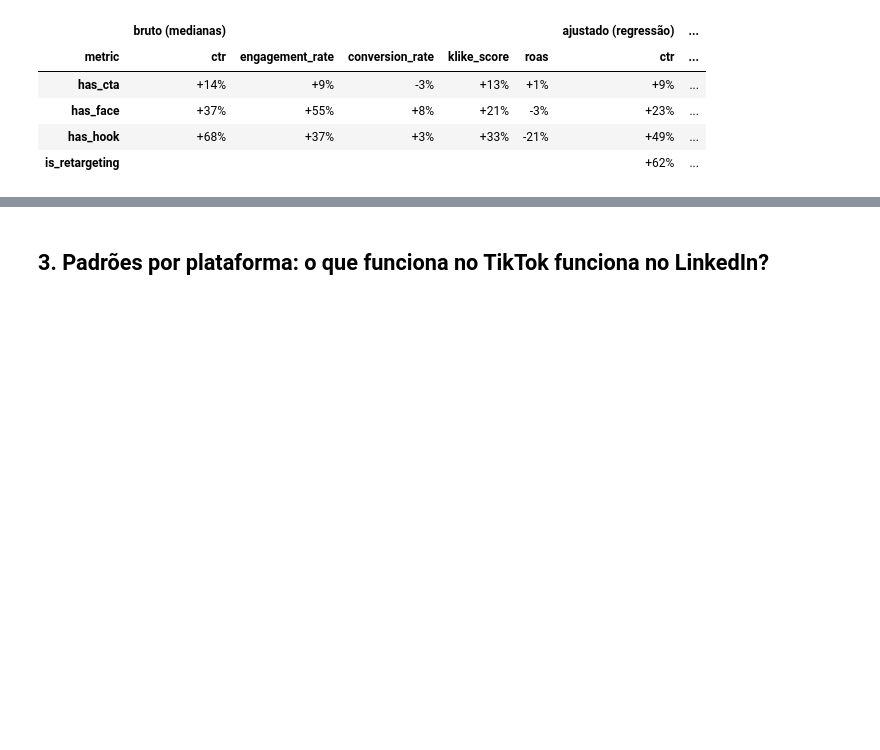
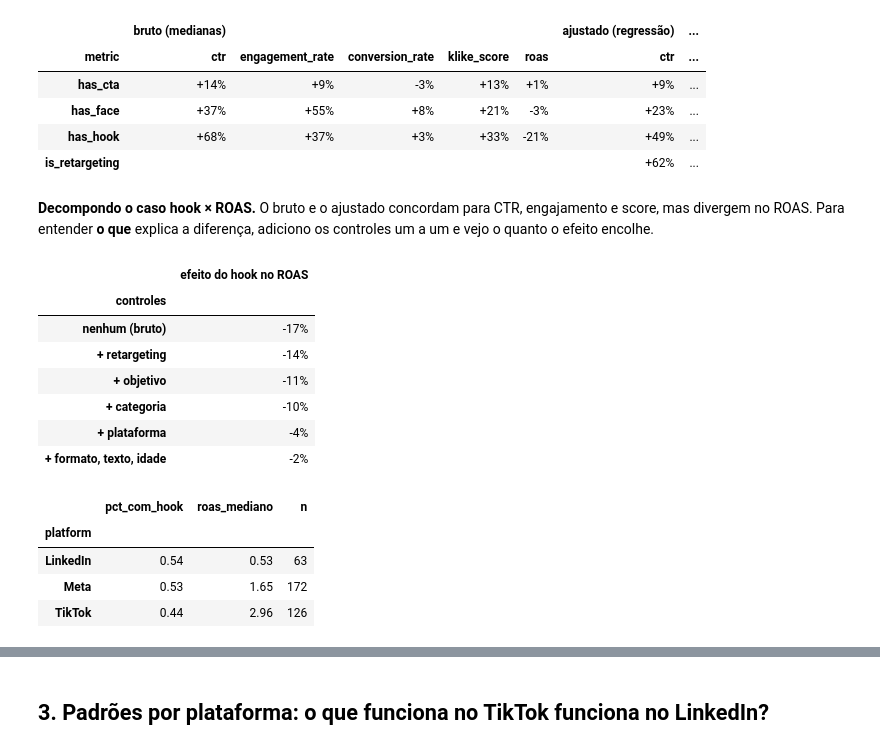
Before and after one commit to pedronery07/klike-desafio, a Jupyter notebook: notebooks/01_eda.ipynb, the cells around one changed output, grey strips where cells are left out. Cells and saved outputs as stored; diff of their text form; code cells hidden in the pictures; blank space fills up the shorter version.

Commit message:
Revisa EDA: interpretação dos gráficos, decomposição do confounding e glossário de conceitos

```diff
--- a/notebooks/01_eda.ipynb
+++ b/notebooks/01_eda.ipynb
@@ -306,3 +376,38 @@ pd.concat({"bruto (medianas)": raw_lift[adj.columns], "ajustado (regressão)": a
 | has_face | +37% | +55% | +8% | +21% | -3% | +23% | ... |
 | has_hook | +68% | +37% | +3% | +33% | -21% | +49% | ... |
 | is_retargeting |  |  |  |  |  | +62% | ... |
+# %% [markdown]
+**Decompondo o caso hook × ROAS.** O bruto e o ajustado concordam para CTR, engajamento e score, mas divergem no ROAS. Para entender **o que** explica a diferença, adiciono os controles um a um e vejo o quanto o efeito encolhe.
+# %%
+rev = df[df["has_revenue_objective"]]
+steps = [
+    ("nenhum (bruto)", []),
+    ("+ retargeting", ["is_retargeting"]),
+    ("+ objetivo", ["is_retargeting", "objective"]),
+    ("+ categoria", ["is_retargeting", "objective", "category"]),
+    ("+ plataforma", ["is_retargeting", "objective", "category", "platform"]),
+    ("+ formato, texto, idade", ["is_retargeting", "objective", "category", "platform", "format", "text_density", "target_audience_age"]),
+]
+rows = []
+for label, ctrls in steps:
+    attrs = ["has_hook"] + [c for c in ctrls if c == "is_retargeting"]
+    cats = [c for c in ctrls if c != "is_retargeting"]
+    rows.append({"controles": label, "efeito do hook no ROAS": adjusted_log_effects(rev, "roas", attrs, cats)["has_hook"]})
+decomp = pd.DataFrame(rows).set_index("controles")
+display(decomp.map("{:+.0%}".format))
+
+rev.groupby("platform").agg(pct_com_hook=("has_hook", "mean"), roas_mediano=("roas", "median"), n=("roas", "size")).round(2)
+# %% [output]
+|  | efeito do hook no ROAS |
+| controles |  |
+| nenhum (bruto) | -17% |
+| + retargeting | -14% |
+| + objetivo | -11% |
+| + categoria | -10% |
+| + plataforma | -4% |
+| + formato, texto, idade | -2% |
+|  | pct_com_hook | roas_mediano | n |
+| platform |  |  |  |
+| LinkedIn | 0.54 | 0.53 | 63 |
+| Meta | 0.53 | 1.65 | 172 |
+| TikTok | 0.44 | 2.96 | 126 |
```
Also changed, not shown: parts of 19 cells of this notebook, 3 other files.
